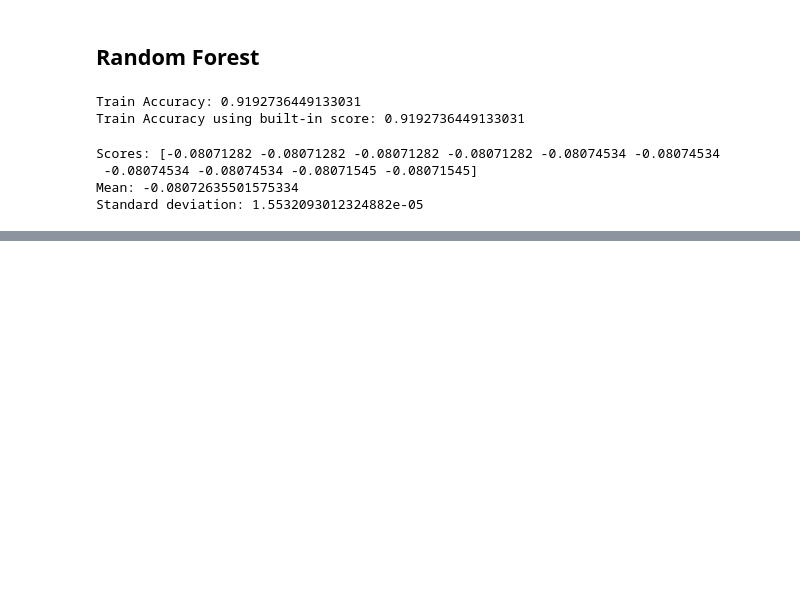
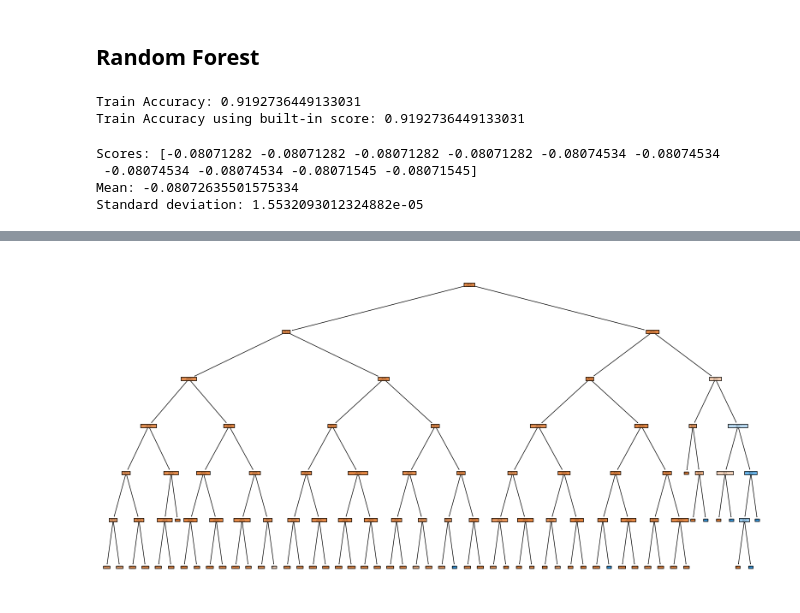
Before and after one commit to MSBA-Capstone-2024/modeling, a Jupyter notebook: Rough draft group project-Kim's.ipynb, the cells around one changed output, grey strips where cells are left out. Saved outputs shown, nothing was run; the diff lists cells and outputs as text; code cells hidden in the pictures; blank space fills up the shorter version.

```diff
--- a/Rough draft group project-Kim's.ipynb
+++ b/Rough draft group project-Kim's.ipynb
@@ -465,0 +492,8 @@ Standard deviation: 0.017882118162475657
+# %%
+single_tree = rf_clf.estimators_[0]
+
+plt.figure(figsize=(20,10))
+plot_tree(single_tree, filled=True, feature_names=X.columns, class_names=True, rounded=True)
+plt.show()
+# %% [output]
+[figure, added]
```
Also changed, not shown: parts of 9 cells of this notebook.
